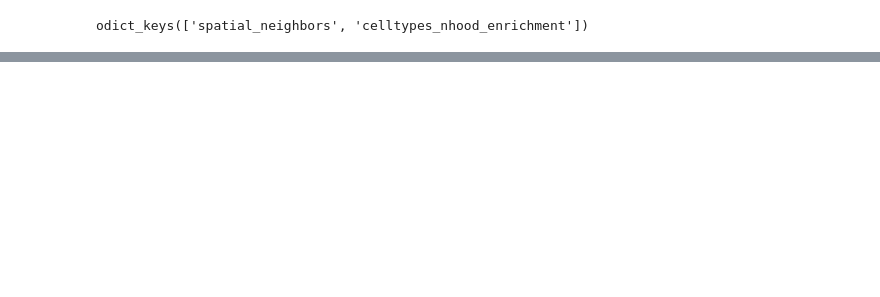
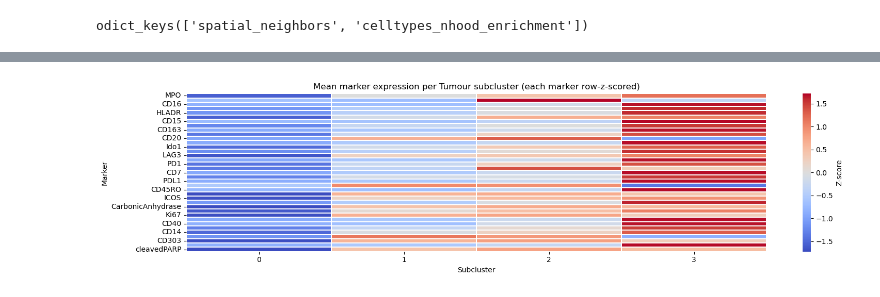
Before and after one commit to zofiarewak/UW-BiolSys-Project3, a Jupyter notebook: SpatialProteomics.ipynb, the cells around one changed output, grey strips where cells are left out. Saved outputs shown, nothing was run; the diff lists cells and outputs as text; code cells hidden in the pictures; blank space fills up the shorter version.

```diff
--- a/SpatialProteomics.ipynb
+++ b/SpatialProteomics.ipynb
@@ -405,0 +515,21 @@ odict_keys(['spatial_neighbors', 'celltypes_nhood_enrichment'])
+# %%
+# Selected k = 4 -- biologically motivated
+# Four clusters map to: proliferating (Ki67 hi), hypoxic (CarbonicAnhydrase hi),
+# immune-evading (PDL1/Ido1/VISTA hi), and mesenchymal/invasive (Ecad lo, SMA hi).
+best_k7 = 4
+
+km7 = KMeans(n_clusters=best_k7, random_state=42, n_init=10)
+tumor_s.obs['subcluster'] = km7.fit_predict(X7).astype(str)
+
+plt.figure(figsize=(7, 6))
+sns.scatterplot(
+    data=tumor_s.obs,
+    x='Pos_X', y='Pos_Y',
+    hue='subcluster',
+    palette='tab10',
+    s=12, linewidth=0
+)
+plt.title(f'Tumour subclusters (k={best_k7}) -- selected image')
+plt.gca().invert_yaxis()
+plt.tight_layout()
+plt.show()
@@ -405,0 +581,25 @@ odict_keys(['spatial_neighbors', 'celltypes_nhood_enrichment'])
+# %%
+from scipy.stats import zscore as _zscore
+
+# Z-score each marker (row) across clusters using numpy directly
+_mat = mean_df8.T.values.astype(float)  # shape: (markers, clusters)
+_mat_z = _zscore(_mat, axis=1)           # normalise each row across clusters
+mean_df8_z = pd.DataFrame(_mat_z,
+                          index=mean_df8.T.index,
+                          columns=mean_df8.T.columns)
+
+plt.figure(figsize=(16, 4))
+sns.heatmap(
+    mean_df8_z,
+    cmap="coolwarm",
+    center=0,
+    linewidths=0.3,
+    cbar_kws={"label": "Z-score"}
+)
+plt.title("Mean marker expression per Tumour subcluster (each marker row-z-scored)")
+plt.xlabel("Subcluster")
+plt.ylabel("Marker")
+plt.tight_layout()
+plt.show()
+# %% [output]
+[figure, added]
```
Also changed, not shown: parts of 25 cells of this notebook, 1 other file.
